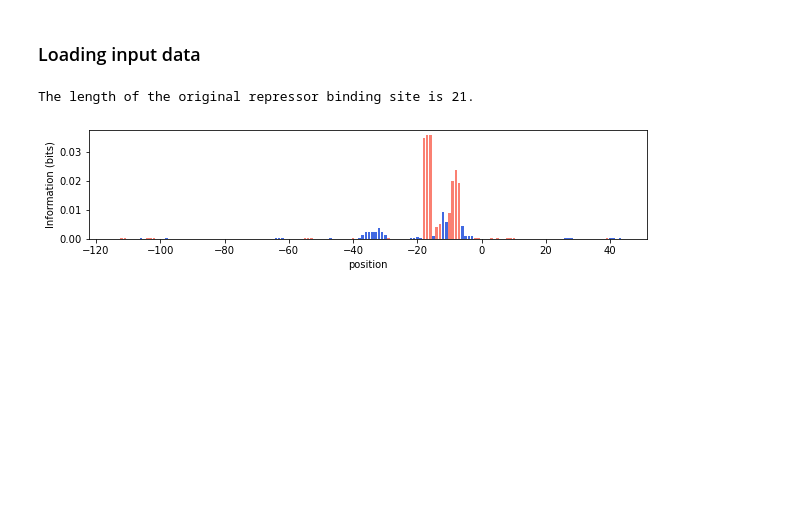
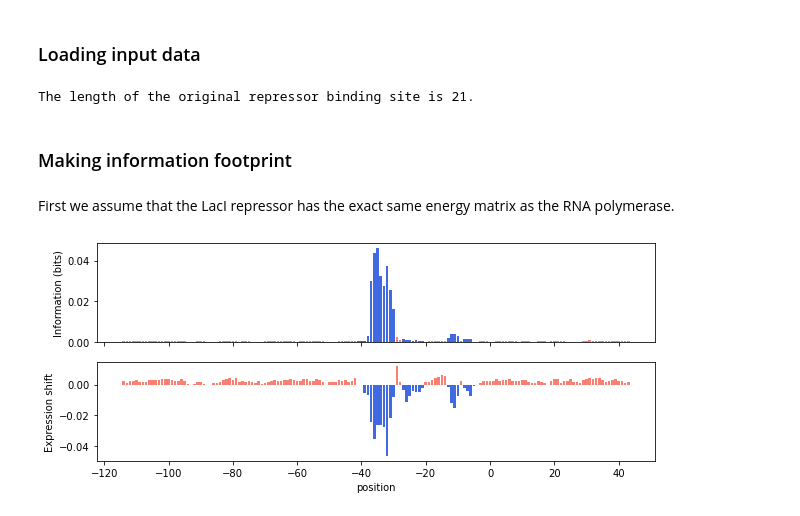
Before and after one commit to RPGroup-PBoC/theoretical_regseq, a Jupyter notebook: notebooks/overlapping_binding_sites.ipynb, the cells around one changed output. Drawn from its saved outputs; the diff is of its cells as text; code cells hidden in the pictures; blank space fills up the shorter version.

Commit message:
explored overlapping binding sites

```diff
--- a/notebooks/overlapping_binding_sites.ipynb
+++ b/notebooks/overlapping_binding_sites.ipynb
@@ -9,7 +9,7 @@ import tregs
 
 # visualization
 import matplotlib.pyplot as plt
-#plt.rcParams['figure.dpi'] = 150
+plt.rcParams['figure.dpi'] = 150
 # %% [markdown]
 **Does competing sites ever lead to bad signal?**
 # %% [markdown]
@@ -42,14 +42,11 @@ promoter = tregs.seq_utils.get_regulatory_region(genome, lacZYA_TSS, reverse=Tru
 
 rnap_emat_raw = np.loadtxt('../data/energy_matrices/RNAP_energy_matrix.txt')
 rnap_emat = tregs.simulate.fix_wt(rnap_emat_raw, rnap_site)
+rep_emat = rnap_emat[(len(rnap_site) - len(original_rep_site)):, :]
-# %%
-O1_1027_raw = np.load('../data/energy_matrices/lacThermoforTO1.npy')
-
-O1_1027_fixed = np.zeros(np.shape(O1_1027_raw))
-for i in range(3):
-    O1_1027_fixed[i] = tregs.simulate.fix_wt(O1_1027_raw[i], rep_site)
-
-rep_emat = np.mean(O1_1027_fixed, axis=0)
+# %% [markdown]
+### Making information footprint
+# %% [markdown]
+First we assume that the LacI repressor has the exact same energy matrix as the RNA polymerase.
 # %%
 n_NS = len(genome)
 ep_wt, er_wt = -5, -15
@@ -61,29 +58,32 @@ df = tregs.simulate.simrep(promoter, rnap_site, rep_site, rnap_emat, rep_emat,
 n_seqs = len(df)
 mut_list = df['seq'].values
 mu_data = df['norm_ct_1']
+# %%
+nbins = 2
+upper_bound = np.mean(mu_data)
+footprint = tregs.footprint.get_info_footprint(mut_list, mu_data, promoter, nbins, upper_bound,
+                                               pseudocount=0)
+exshift_list = tregs.footprint.get_expression_shift(mut_list, mu_data.values, promoter,
+                                                    smoothed=True, windowsize=3)
 # %%
-nbins = 2
-upper_bound = 5
-footprint = tregs.footprint.get_info_footprint(mut_list, mu_data, promoter, nbins, upper_bound,
-                                               pseudocount=0)
+fig, axes = plt.subplots(2, 1, figsize=(10, 4),
+                       sharex=True)
+ax1, ax2 = axes
 
-exshift_list = tregs.footprint.get_expression_shift(mut_list, mu_data.values, promoter,
-                                                    smoothed=True, windowsize=3)
-shiftcolors = [('salmon' if exshift > 0 else 'royalblue') for exshift in exshift_list]
-
-fig, ax = plt.subplots(figsize=(10,2))
-ax.set_ylabel('Information (bits)')
-ax.set_xlabel('position')
+ax1.set_ylabel('Information (bits)')
+ax2.set_ylabel('Expression shift')
+ax2.set_xlabel('position')
 
 windowsize = 3
 cut = int((windowsize - 1) / 2)
 x = np.arange(-115 + cut, 45 - cut)
-ax.bar(x, footprint, edgecolor=None, color=shiftcolors)
-
+shiftcolors = [('salmon' if exshift > 0 else 'royalblue') for exshift in exshift_list]
+ax1.bar(x, footprint, edgecolor=None, color=shiftcolors)
+ax2.bar(x, exshift_list, edgecolor=None, color=shiftcolors)
 #plt.savefig('../figs/lacI_synthetic_footprint_5_15.png', dpi=300, bbox_inches='tight')
 plt.show()
 # %% [output]
-[figure, old version]
+[figure, new version]
 # %%
 n_NS = len(genome)
 ep_wt, er_wt = -5, -10
```
Also changed, not shown: parts of 17 cells of this notebook.
